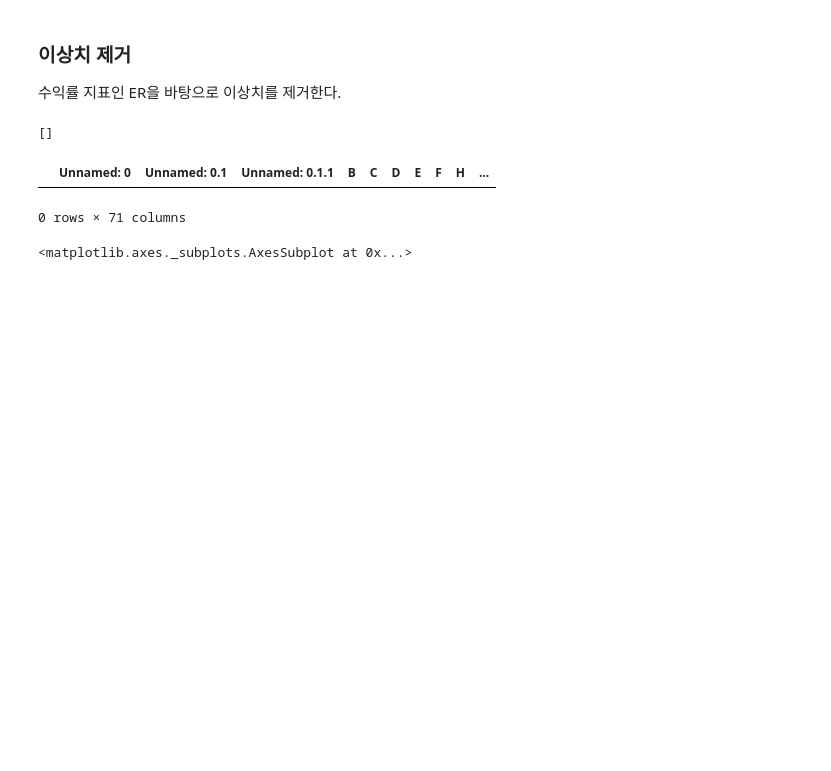
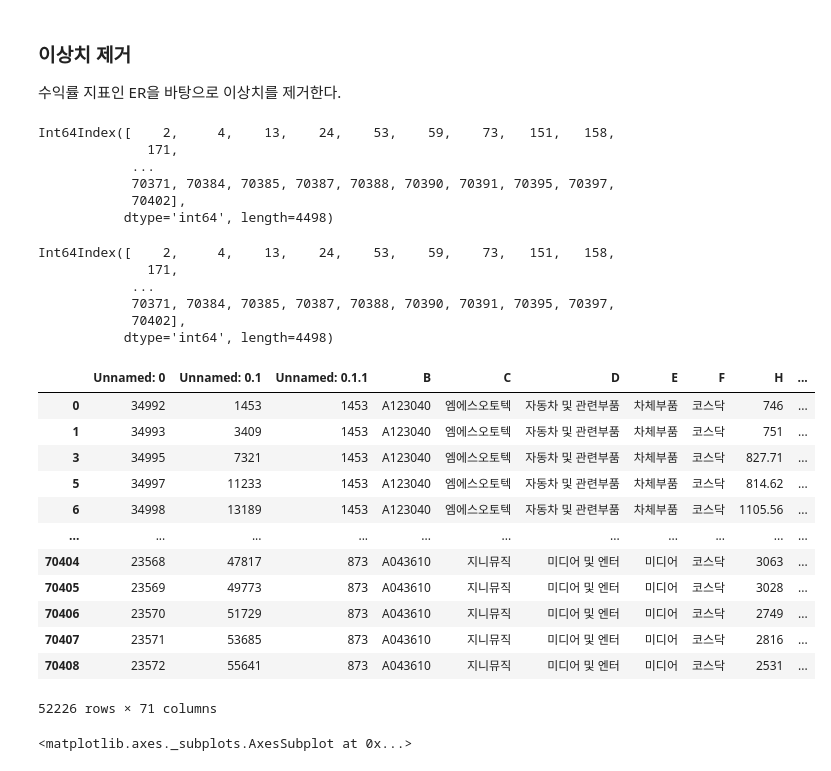
Before and after one commit to codingKYU/Deep-Learning, a Jupyter notebook: Quant_prediction/Quant project.ipynb, the cells around one changed output. Cells and saved outputs as stored; diff of their text form; code cells hidden in the pictures; blank space fills up the shorter version.

```diff
--- a/Quant_prediction/Quant project.ipynb
+++ b/Quant_prediction/Quant project.ipynb
@@ -844,9 +839,9 @@ outliers_to_drop = detect_outliers(train_X,['ER'])
-# %%
-outliers_to_drop
-# %% [output]
-[]
-# %%
-train_X.loc[outliers_to_drop]
-# %% [output]
-|  | Unnamed: 0 | Unnamed: 0.1 | Unnamed: 0.1.1 | B | C | D | E | F | H | ... |
-0 rows × 71 columns
+# %%
+outlier_indices(train_X,'I')
+# %% [output]
+Int64Index([    2,     4,    13,    24,    53,    59,    73,   151,   158,
+              171,
+            ...
+            70371, 70384, 70385, 70387, 70388, 70390, 70391, 70395, 70397,
+            70402],
+           dtype='int64', length=4498)
@@ -853,3 +854,30 @@ train_X.loc[outliers_to_drop]
+# %%
+outlier_step = IQR * 1.5
+outlier_indices = train_X[(train_X.I < Q1 - outlier_step) | (train_X.I > Q3 + outlier_step)].index
+# %% [output]
+Int64Index([    2,     4,    13,    24,    53,    59,    73,   151,   158,
+              171,
+            ...
+            70371, 70384, 70385, 70387, 70388, 70390, 70391, 70395, 70397,
+            70402],
+           dtype='int64', length=4498)
+# %%
+train_X1 = train_X.drop(outlier_indices)
+train_X1
+# %% [output]
+|  | Unnamed: 0 | Unnamed: 0.1 | Unnamed: 0.1.1 | B | C | D | E | F | H | ... |
+| 0 | 34992 | 1453 | 1453 | A123040 | 엠에스오토텍 | 자동차 및 관련부품 | 차체부품 | 코스닥 | 746 | ... |
+| 1 | 34993 | 3409 | 1453 | A123040 | 엠에스오토텍 | 자동차 및 관련부품 | 차체부품 | 코스닥 | 751 | ... |
+| 3 | 34995 | 7321 | 1453 | A123040 | 엠에스오토텍 | 자동차 및 관련부품 | 차체부품 | 코스닥 | 827.71 | ... |
+| 5 | 34997 | 11233 | 1453 | A123040 | 엠에스오토텍 | 자동차 및 관련부품 | 차체부품 | 코스닥 | 814.62 | ... |
+| 6 | 34998 | 13189 | 1453 | A123040 | 엠에스오토텍 | 자동차 및 관련부품 | 차체부품 | 코스닥 | 1105.56 | ... |
+| ... | ... | ... | ... | ... | ... | ... | ... | ... | ... | ... |
+| 70404 | 23568 | 47817 | 873 | A043610 | 지니뮤직 | 미디어 및 엔터 | 미디어 | 코스닥 | 3063 | ... |
+| 70405 | 23569 | 49773 | 873 | A043610 | 지니뮤직 | 미디어 및 엔터 | 미디어 | 코스닥 | 3028 | ... |
+| 70406 | 23570 | 51729 | 873 | A043610 | 지니뮤직 | 미디어 및 엔터 | 미디어 | 코스닥 | 2749 | ... |
+| 70407 | 23571 | 53685 | 873 | A043610 | 지니뮤직 | 미디어 및 엔터 | 미디어 | 코스닥 | 2816 | ... |
+| 70408 | 23572 | 55641 | 873 | A043610 | 지니뮤직 | 미디어 및 엔터 | 미디어 | 코스닥 | 2531 | ... |
+52226 rows × 71 columns
 # %%
 import seaborn as sns
 
```
Also changed, not shown: parts of 22 cells of this notebook.
